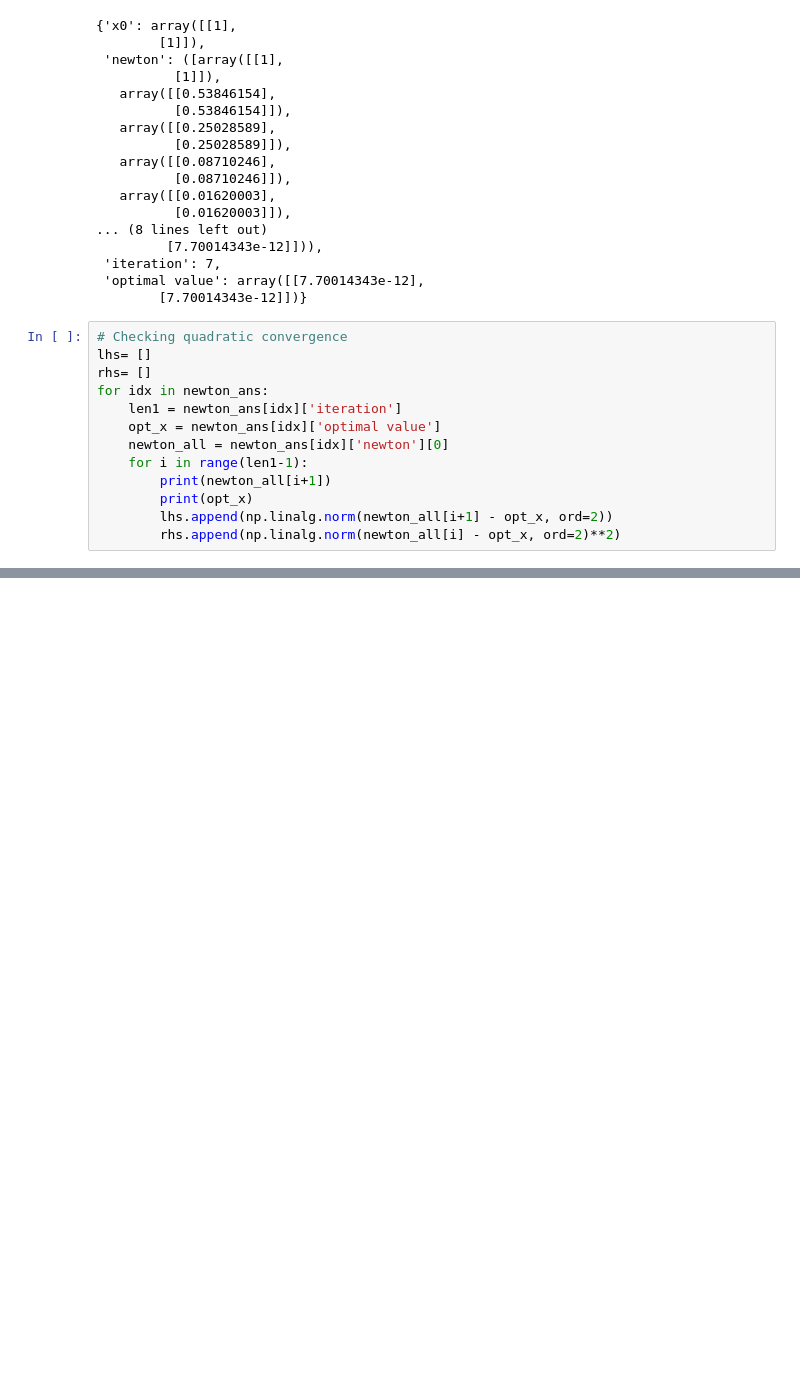
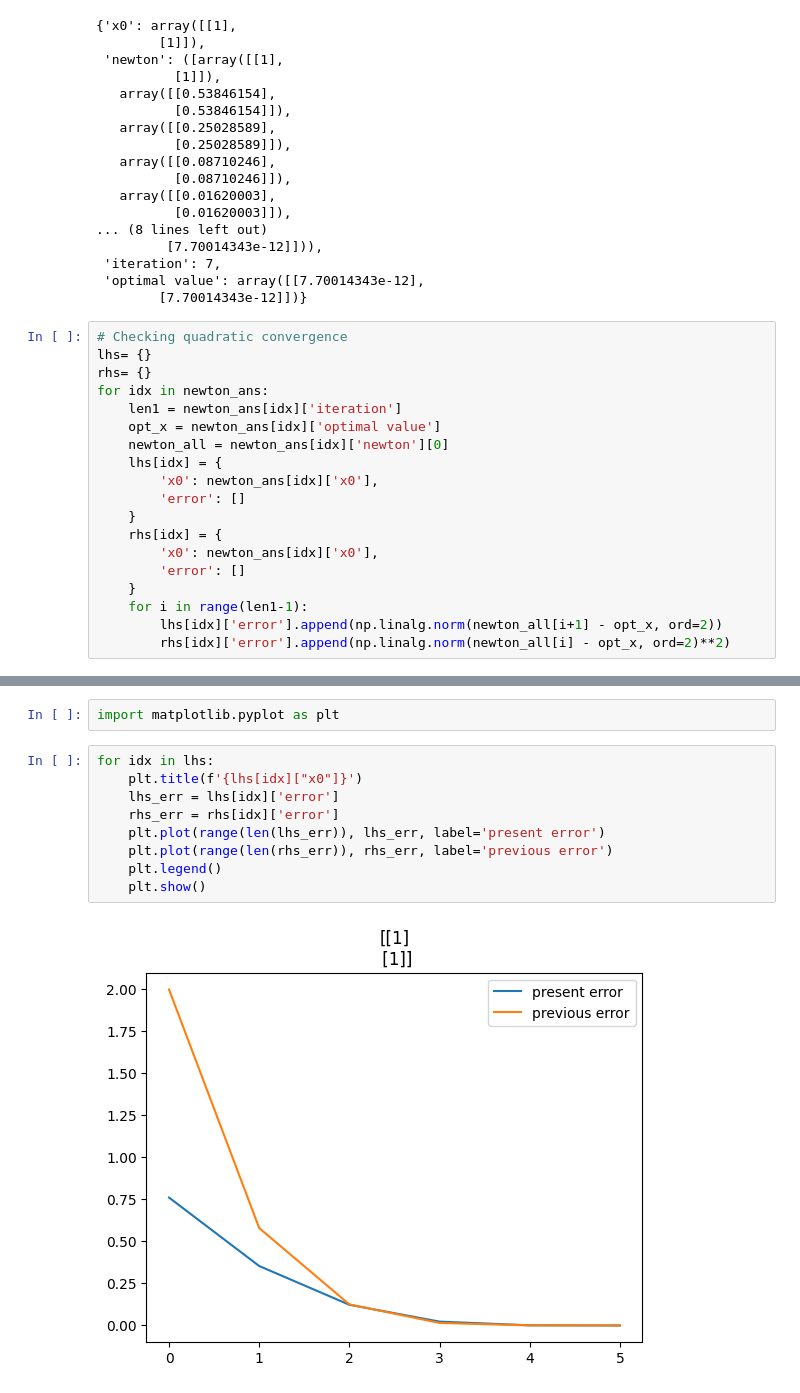
Before and after one commit to iamankan/MA421G, a Jupyter notebook: A1P5a.ipynb, the cells around one changed output, grey strips where cells are left out. Drawn from its saved outputs; the diff is of its cells as text; blank space fills up the shorter version.

Commit message:
Updated graph.

```diff
--- a/A1P5a.ipynb
+++ b/A1P5a.ipynb
@@ -90,14 +90,20 @@ newton_ans[0]
         [7.70014343e-12]])}
 # %%
 # Checking quadratic convergence
-lhs= []
-rhs= []
+lhs= {}
+rhs= {}
 for idx in newton_ans:
     len1 = newton_ans[idx]['iteration']
     opt_x = newton_ans[idx]['optimal value']
     newton_all = newton_ans[idx]['newton'][0]
+    lhs[idx] = {
+        'x0': newton_ans[idx]['x0'],
+        'error': []
+    }
+    rhs[idx] = {
+        'x0': newton_ans[idx]['x0'],
+        'error': []
+    }
     for i in range(len1-1):
-        print(newton_all[i+1])
-        print(opt_x)
-        lhs.append(np.linalg.norm(newton_all[i+1] - opt_x, ord=2))
-        rhs.append(np.linalg.norm(newton_all[i] - opt_x, ord=2)**2)
+        lhs[idx]['error'].append(np.linalg.norm(newton_all[i+1] - opt_x, ord=2))
+        rhs[idx]['error'].append(np.linalg.norm(newton_all[i] - opt_x, ord=2)**2)
@@ -180,0 +150,13 @@ plt.show()
+# %%
+import matplotlib.pyplot as plt
+# %%
+for idx in lhs:
+    plt.title(f'{lhs[idx]["x0"]}')
+    lhs_err = lhs[idx]['error']
+    rhs_err = rhs[idx]['error']
+    plt.plot(range(len(lhs_err)), lhs_err, label='present error')
+    plt.plot(range(len(rhs_err)), rhs_err, label='previous error')
+    plt.legend()
+    plt.show()
+# %% [output]
+[figure, added]
```
Also changed, not shown: parts of 12 cells of this notebook, 3 other files.
